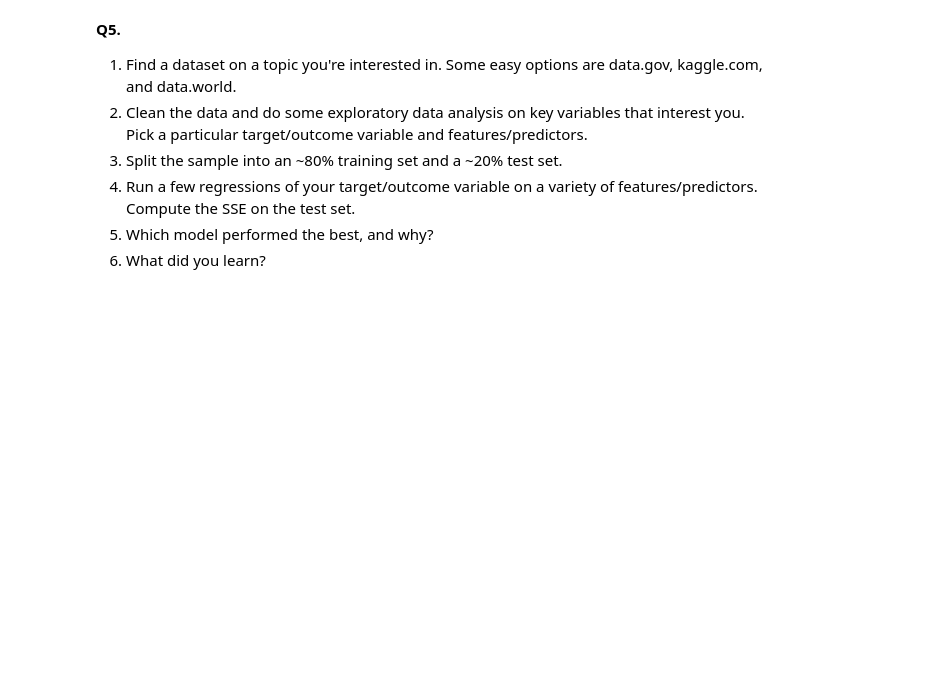
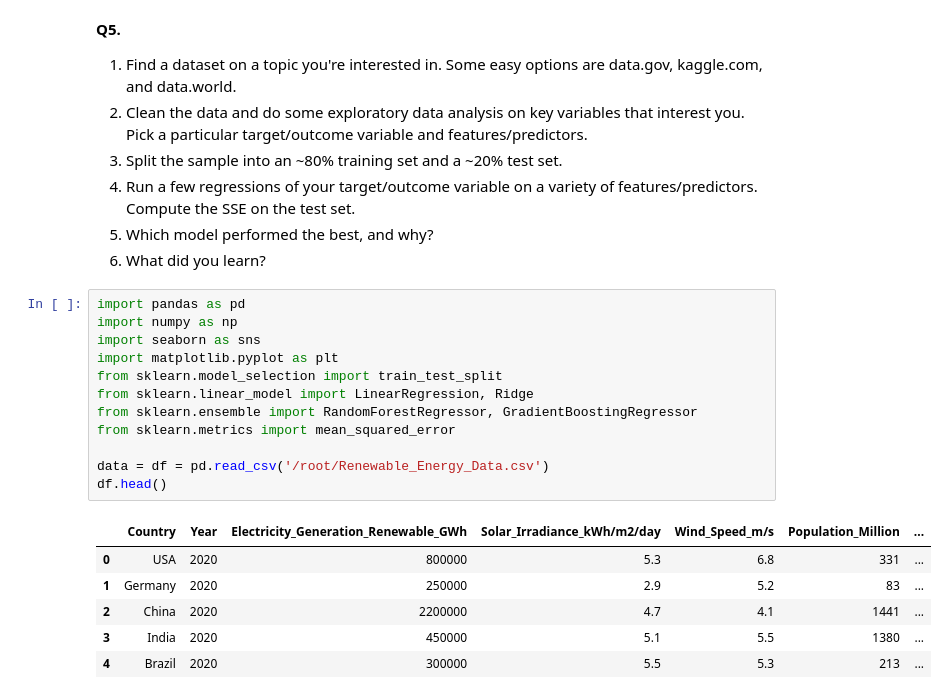
Before and after one commit to taliahtarik/linearRegression, a Jupyter notebook: assignment.ipynb, the cells around one changed output. Cells and saved outputs as stored; diff of their text form; blank space fills up the shorter version.

```diff
--- a/assignment.ipynb
+++ b/assignment.ipynb
@@ -728,3 +728,22 @@ This is typically the preferred way of expressing the OLS coefficients.
 4. Run a few regressions of your target/outcome variable on a variety of features/predictors. Compute the SSE on the test set.
 5. Which model performed the best, and why?
 6. What did you learn?
+# %%
+import pandas as pd
+import numpy as np
+import seaborn as sns
+import matplotlib.pyplot as plt
+from sklearn.model_selection import train_test_split
+from sklearn.linear_model import LinearRegression, Ridge
+from sklearn.ensemble import RandomForestRegressor, GradientBoostingRegressor
+from sklearn.metrics import mean_squared_error
+
+data = df = pd.read_csv('/root/Renewable_Energy_Data.csv')
+df.head()
+# %% [output]
+|  | Country | Year | Electricity_Generation_Renewable_GWh | Solar_Irradiance_kWh/m2/day | Wind_Speed_m/s | Population_Million | ... |
+| 0 | USA | 2020 | 800000 | 5.3 | 6.8 | 331 | ... |
+| 1 | Germany | 2020 | 250000 | 2.9 | 5.2 | 83 | ... |
+| 2 | China | 2020 | 2200000 | 4.7 | 4.1 | 1441 | ... |
+| 3 | India | 2020 | 450000 | 5.1 | 5.5 | 1380 | ... |
+| 4 | Brazil | 2020 | 300000 | 5.5 | 5.3 | 213 | ... |
```
Also changed, not shown: parts of 7 cells of this notebook.
